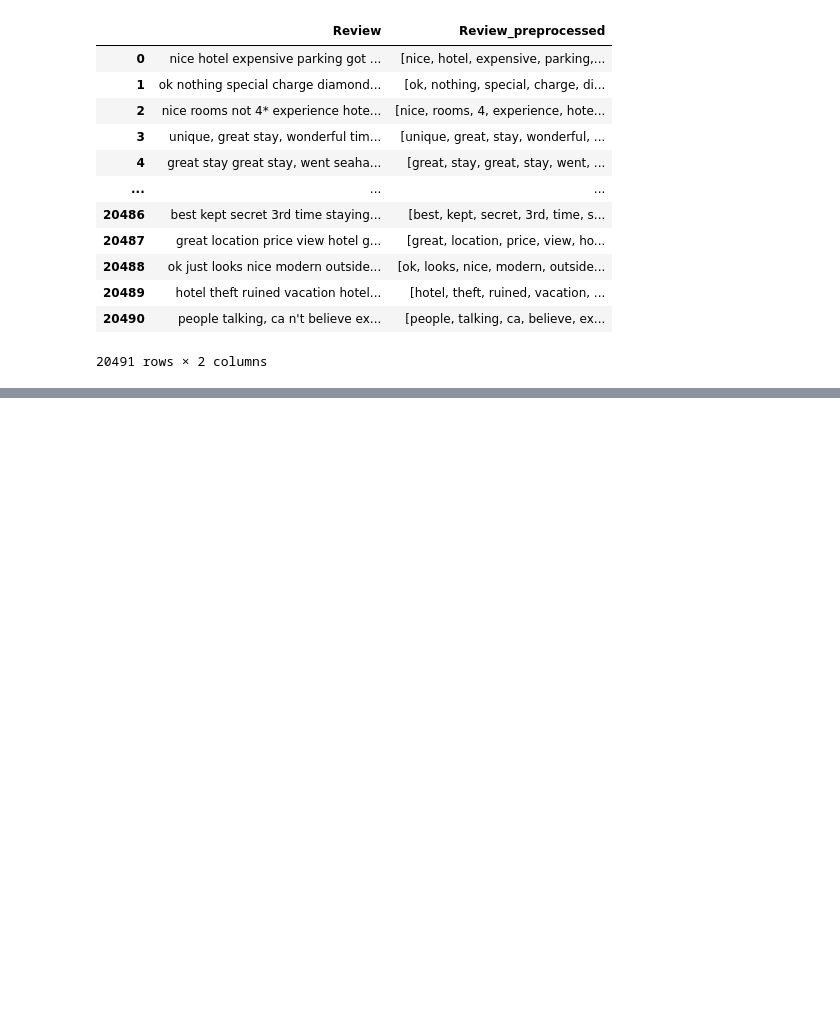
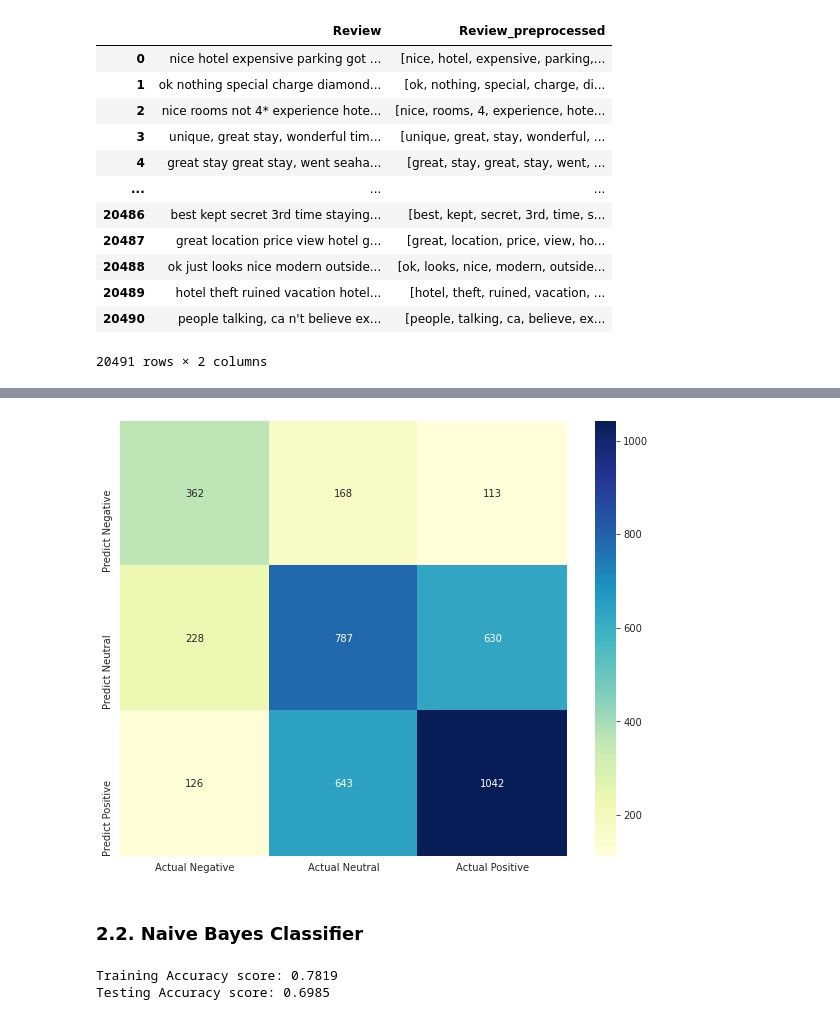
Before and after one commit to Notram1/sentiment-analysis-tripadvisor, a Jupyter notebook: Sentiment_analysis-tripadvisor.ipynb, the cells around one changed output, grey strips where cells are left out. Saved outputs shown, nothing was run; the diff lists cells and outputs as text; code cells hidden in the pictures; blank space fills up the shorter version.

```diff
--- a/Sentiment_analysis-tripadvisor.ipynb
+++ b/Sentiment_analysis-tripadvisor.ipynb
@@ -219,0 +286,3 @@ Stemming/lemmatization
+# %%
+SEED = 123
+X_train,X_test,y_train,y_test = train_test_split(tfidf,data['Sentiment_rating'],test_size=0.2, random_state=SEED, stratify=data['Sentiment_rating'])
@@ -219,0 +295,13 @@ Stemming/lemmatization
+# %%
+from collections import Counter
+from imblearn.over_sampling import SMOTE
+
+print("Before Upsampling:-")
+print(Counter(y_train))
+
+# Let's use SMOTE to oversample
+oversample = SMOTE()
+X_train, y_train = oversample.fit_resample(X_train,y_train)
+
+print("After Upsampling:-")
+print(Counter(y_train))
@@ -219,0 +317,8 @@ Stemming/lemmatization
+# %%
+from sklearn.tree import DecisionTreeClassifier
+
+dt = DecisionTreeClassifier(random_state=SEED)
+dt.fit(X_train,y_train)
+y_pred_test = dt.predict(X_test)
+print("Training Accuracy score: "+str(round(accuracy_score(y_train,dt.predict(X_train)),4)))
+print("Testing Accuracy score: "+str(round(accuracy_score(y_test,dt.predict(X_test)),4)))
@@ -219,0 +340,23 @@ Stemming/lemmatization
+# %%
+cm = confusion_matrix(y_test, y_pred_test)
+# print('Confusion matrix\n', cm)
+cm_matrix = pd.DataFrame(data=cm, columns=['Actual Negative', 'Actual Neutral', 'Actual Positive'],
+                        index=['Predict Negative', 'Predict Neutral', 'Predict Positive'])
+sns.heatmap(cm_matrix, annot=True, fmt='d', cmap='YlGnBu')
+plt.show()
+# %% [output]
+[figure, added]
+# %% [markdown]
+### 2.2. Naive Bayes Classifier
+# %%
+from sklearn.naive_bayes import MultinomialNB
+
+mnb = MultinomialNB()
+mnb.fit(X_train, y_train)
+y_pred_train = mnb.predict(X_train)
+y_pred_test = mnb.predict(X_test)
+print("Training Accuracy score: "+str(round(accuracy_score(y_train,mnb.predict(X_train)),4)))
+print("Testing Accuracy score: "+str(round(accuracy_score(y_test,mnb.predict(X_test)),4)))
+# %% [output]
+Training Accuracy score: 0.7819
+Testing Accuracy score: 0.6985
```
Also changed, not shown: parts of 38 cells of this notebook, 3 other files.
